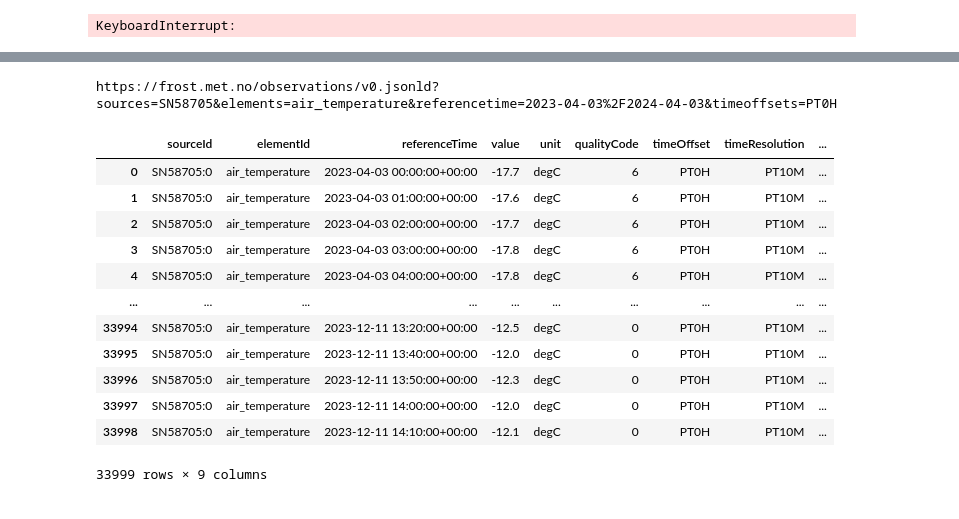
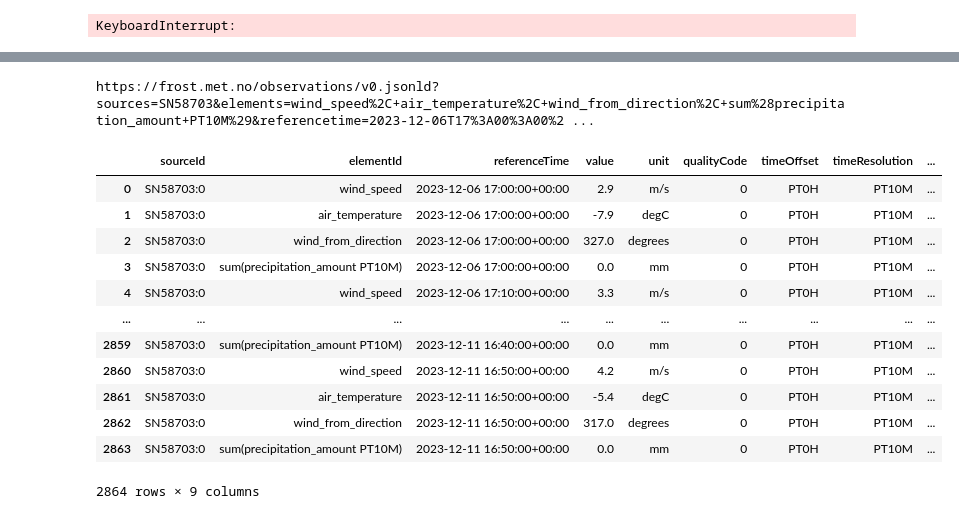
Before and after one commit to jhaalbu/varslingsdata, a Jupyter notebook: varslingsdata/vaerdata/apidata/yrweather_test.ipynb, the cells around one changed output, grey strips where cells are left out. Saved outputs shown, nothing was run; the diff lists cells and outputs as text; code cells hidden in the pictures.

```diff
--- a/varslingsdata/vaerdata/apidata/yrweather_test.ipynb
+++ b/varslingsdata/vaerdata/apidata/yrweather_test.ipynb
@@ -218,7 +218,7 @@ from datetime import datetime, timedelta
 now = datetime.now().replace(minute=0, second=0, microsecond=0)
 
 # Get a date a certain number of days earlier
-days_earlier = 10  # Change this to the number of days you want
+days_earlier = 5  # Change this to the number of days you want
 earlier_date = now - timedelta(days=days_earlier)
 
 # Convert the dates to strings in the format 'YYYY-MM-DDTHH:MM:SS'
@@ -233,24 +233,33 @@ Earlier date: 2023-12-01T16:00:00
 # %%
 
 parameters = {
-    'sources':'SN' + str(stasjonsid),
-    'elements': 'air_temperature',
+    'sources':'SN58703',
+    'elements': 'wind_speed, air_temperature, wind_from_direction, sum(precipitation_amount PT10M)',
     'referencetime': earlier_date_str + '/' + now_str,
     'timeoffsets': 'PT0H'
 }
-display(obs2df(parameters=parameters, verbose=True))
+df = obs2df(parameters=parameters, verbose=True)
+
+grouped = df.groupby('elementId')
+
+wind_speed_df = grouped.get_group('wind_speed')
+air_temperature_df = grouped.get_group('air_temperature')
+wind_from_direction_df = grouped.get_group('wind_from_direction')
 # %% [output]
-https://frost.met.no/observations/v0.jsonld?sources=SN58705&elements=air_temperature&referencetime=2023-04-03%2F2024-04-03&timeoffsets=PT0H
+https://frost.met.no/observations/v0.jsonld?sources=SN58703&elements=wind_speed%2C+air_temperature%2C+wind_from_direction%2C+sum%28precipitation_amount+PT10M%29&referencetime=2023-12-06T17%3A00%3A00%2 ...
-|  | sourceId | elementId | referenceTime | value | unit | qualityCode | timeOffset | timeResolution | ... |
-| 0 | SN58705:0 | air_temperature | 2023-04-03 00:00:00+00:00 | -17.7 | degC | 6 | PT0H | PT10M | ... |
-| 1 | SN58705:0 | air_temperature | 2023-04-03 01:00:00+00:00 | -17.6 | degC | 6 | PT0H | PT10M | ... |
-| 2 | SN58705:0 | air_temperature | 2023-04-03 02:00:00+00:00 | -17.7 | degC | 6 | PT0H | PT10M | ... |
-| 3 | SN58705:0 | air_temperature | 2023-04-03 03:00:00+00:00 | -17.8 | degC | 6 | PT0H | PT10M | ... |
-| 4 | SN58705:0 | air_temperature | 2023-04-03 04:00:00+00:00 | -17.8 | degC | 6 | PT0H | PT10M | ... |
-| ... | ... | ... | ... | ... | ... | ... | ... | ... | ... |
-| 33994 | SN58705:0 | air_temperature | 2023-12-11 13:20:00+00:00 | -12.5 | degC | 0 | PT0H | PT10M | ... |
-| 33995 | SN58705:0 | air_temperature | 2023-12-11 13:40:00+00:00 | -12.0 | degC | 0 | PT0H | PT10M | ... |
-| 33996 | SN58705:0 | air_temperature | 2023-12-11 13:50:00+00:00 | -12.3 | degC | 0 | PT0H | PT10M | ... |
-| 33997 | SN58705:0 | air_temperature | 2023-12-11 14:00:00+00:00 | -12.0 | degC | 0 | PT0H | PT10M | ... |
-| 33998 | SN58705:0 | air_temperature | 2023-12-11 14:10:00+00:00 | -12.1 | degC | 0 | PT0H | PT10M | ... |
-33999 rows × 9 columns
+# %%
+display(df)
+# %% [output]
+|  | sourceId | elementId | referenceTime | value | unit | qualityCode | timeOffset | timeResolution | ... |
+| 0 | SN58703:0 | wind_speed | 2023-12-06 17:00:00+00:00 | 2.9 | m/s | 0 | PT0H | PT10M | ... |
+| 1 | SN58703:0 | air_temperature | 2023-12-06 17:00:00+00:00 | -7.9 | degC | 0 | PT0H | PT10M | ... |
+| 2 | SN58703:0 | wind_from_direction | 2023-12-06 17:00:00+00:00 | 327.0 | degrees | 0 | PT0H | PT10M | ... |
+| 3 | SN58703:0 | sum(precipitation_amount PT10M) | 2023-12-06 17:00:00+00:00 | 0.0 | mm | 0 | PT0H | PT10M | ... |
+| 4 | SN58703:0 | wind_speed | 2023-12-06 17:10:00+00:00 | 3.3 | m/s | 0 | PT0H | PT10M | ... |
+| ... | ... | ... | ... | ... | ... | ... | ... | ... | ... |
+| 2859 | SN58703:0 | sum(precipitation_amount PT10M) | 2023-12-11 16:40:00+00:00 | 0.0 | mm | 0 | PT0H | PT10M | ... |
+| 2860 | SN58703:0 | wind_speed | 2023-12-11 16:50:00+00:00 | 4.2 | m/s | 0 | PT0H | PT10M | ... |
+| 2861 | SN58703:0 | air_temperature | 2023-12-11 16:50:00+00:00 | -5.4 | degC | 0 | PT0H | PT10M | ... |
+| 2862 | SN58703:0 | wind_from_direction | 2023-12-11 16:50:00+00:00 | 317.0 | degrees | 0 | PT0H | PT10M | ... |
+| 2863 | SN58703:0 | sum(precipitation_amount PT10M) | 2023-12-11 16:50:00+00:00 | 0.0 | mm | 0 | PT0H | PT10M | ... |
+2864 rows × 9 columns
```
Also changed, not shown: parts of 5 cells of this notebook.
